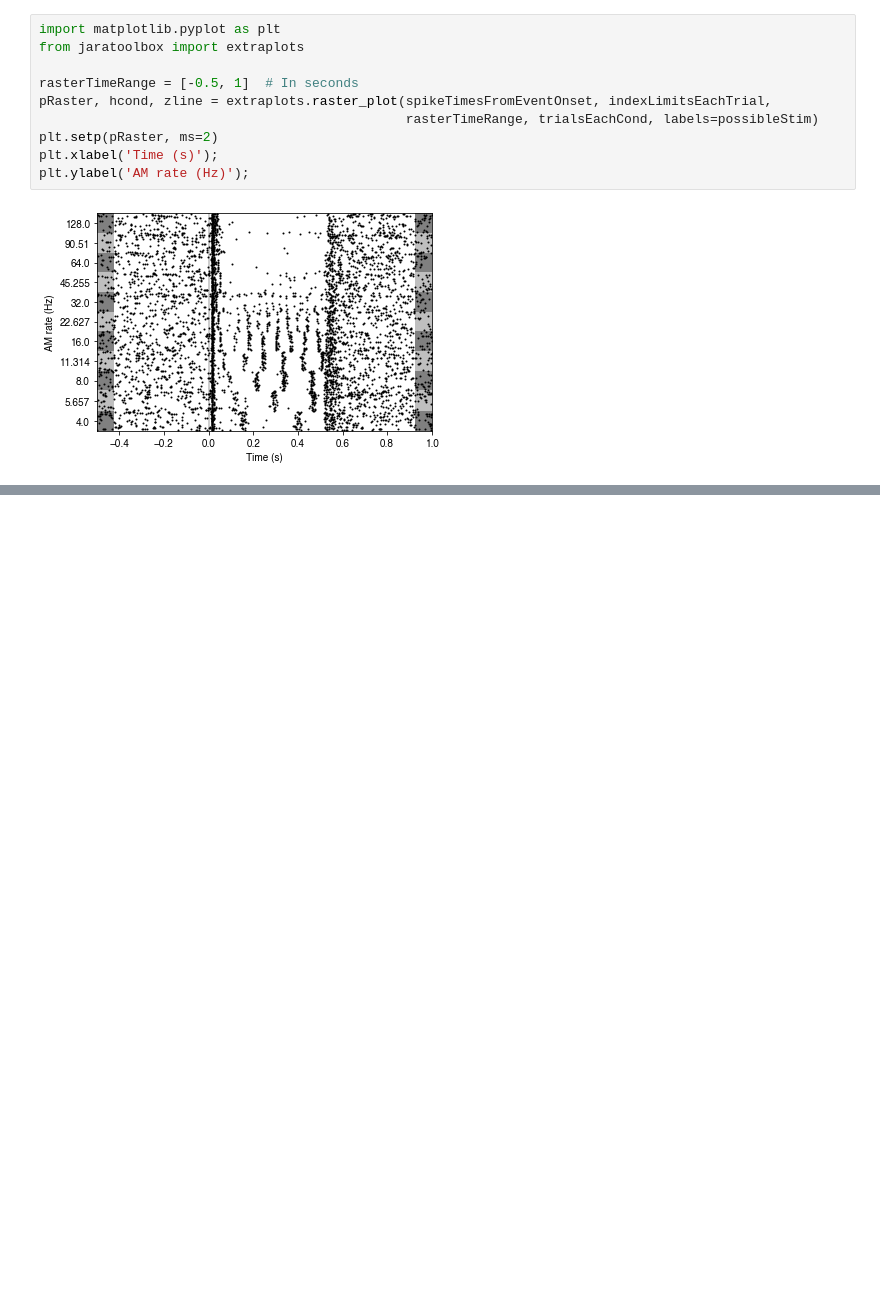
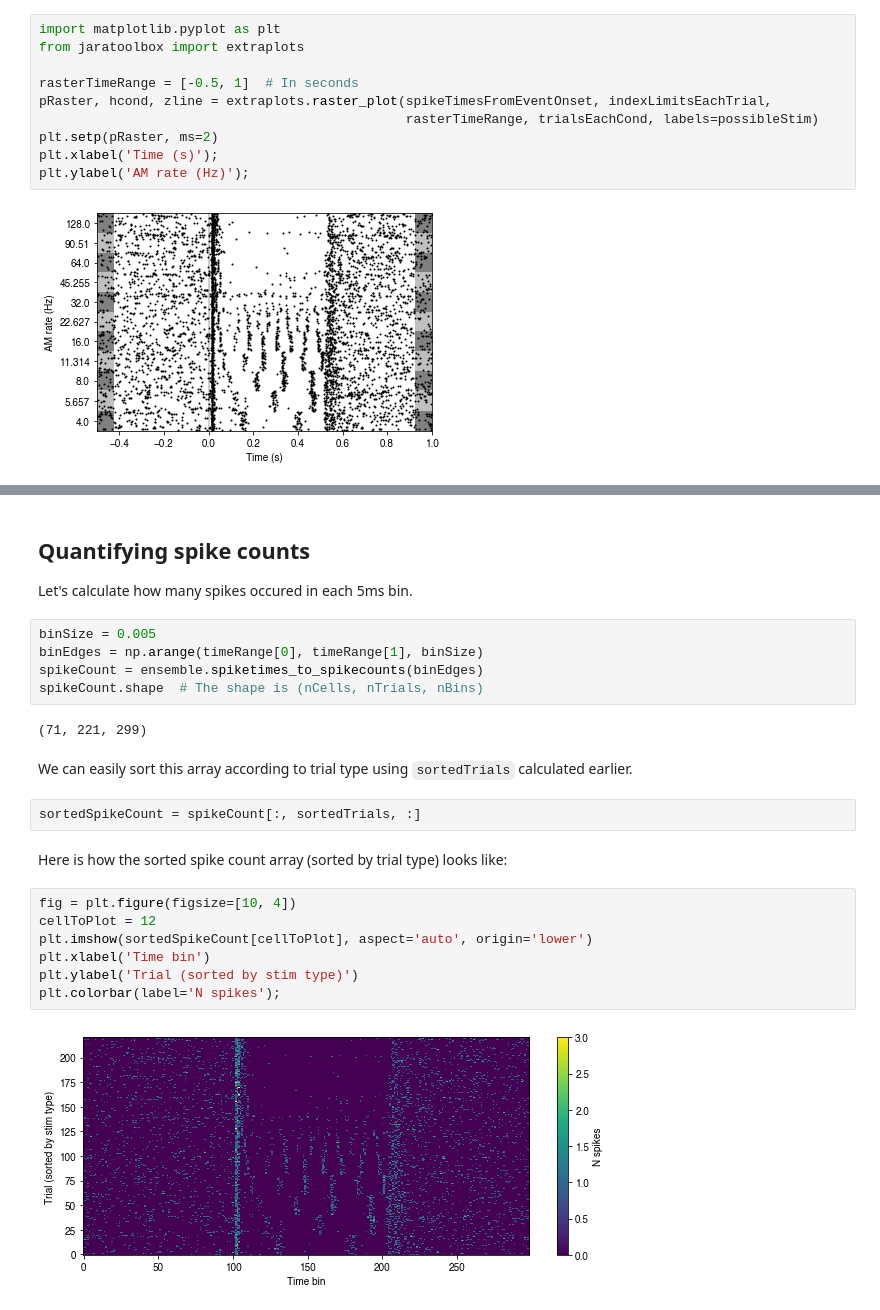
Before and after one commit to sjara/jaranotebooks, a Jupyter notebook: load_neuropix.ipynb, the cells around one changed output, grey strips where cells are left out. Saved outputs shown, nothing was run; the diff lists cells and outputs as text; blank space fills up the shorter version.

```diff
--- a/load_neuropix.ipynb
+++ b/load_neuropix.ipynb
@@ -146,0 +195,25 @@ plt.ylabel('AM rate (Hz)');
+# %% [markdown]
+## Quantifying spike counts
+Let's calculate how many spikes occured in each 5ms bin.
+# %%
+binSize = 0.005
+binEdges = np.arange(timeRange[0], timeRange[1], binSize)
+spikeCount = ensemble.spiketimes_to_spikecounts(binEdges)
+spikeCount.shape  # The shape is (nCells, nTrials, nBins)
+# %% [output]
+(71, 221, 299)
+# %% [markdown]
+We can easily sort this array according to trial type using `sortedTrials` calculated earlier.
+# %%
+sortedSpikeCount = spikeCount[:, sortedTrials, :]
+# %% [markdown]
+Here is how the sorted spike count array (sorted by trial type) looks like:
+# %%
+fig = plt.figure(figsize=[10, 4])
+cellToPlot = 12
+plt.imshow(sortedSpikeCount[cellToPlot], aspect='auto', origin='lower')
+plt.xlabel('Time bin')
+plt.ylabel('Trial (sorted by stim type)')
+plt.colorbar(label='N spikes');
+# %% [output]
+[figure, added]
```
Also changed, not shown: parts of 14 cells of this notebook.
